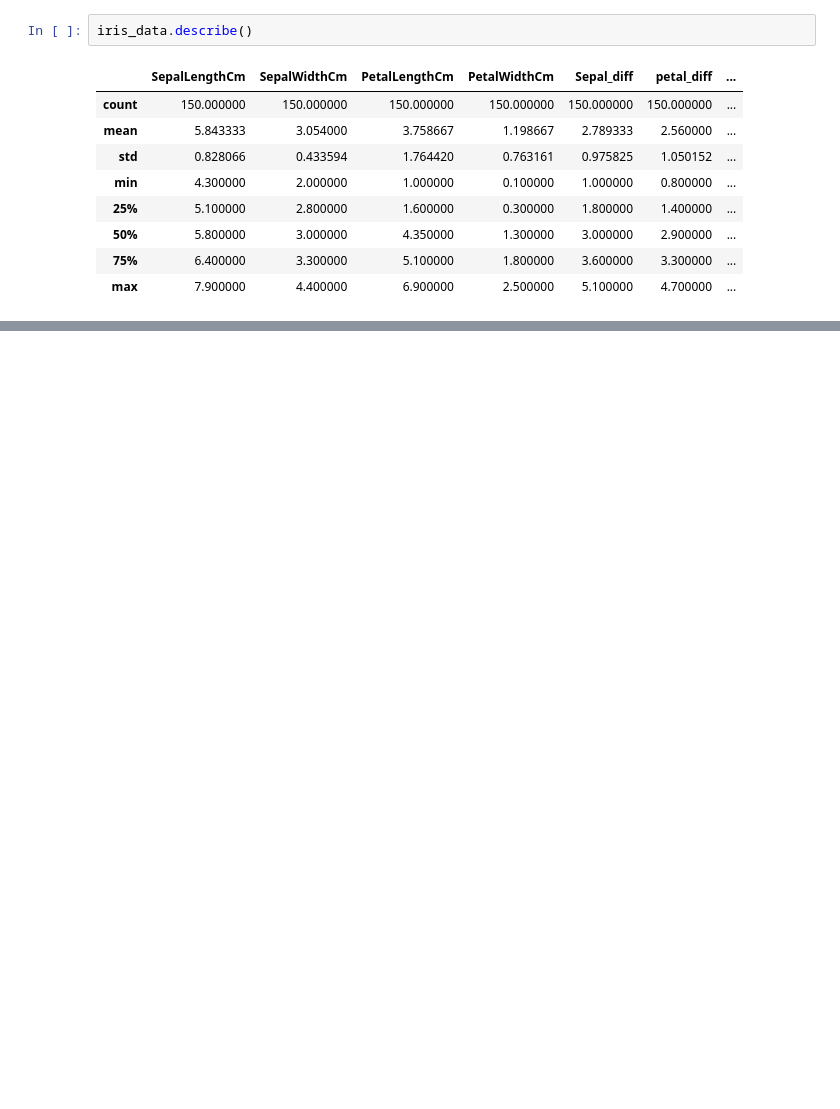
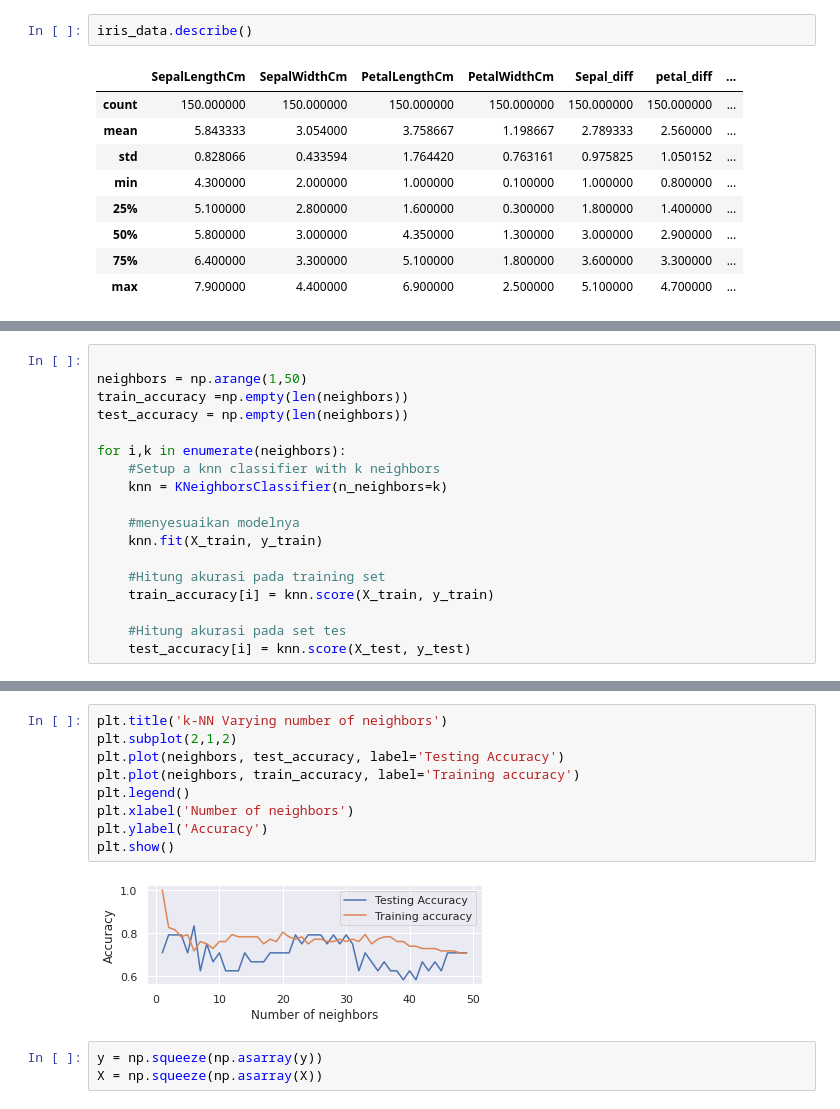
Before and after one commit to alvina-maharani/datamining, a Jupyter notebook: _sources/notebook.ipynb, the cells around one changed output, grey strips where cells are left out. Cells and saved outputs as stored; diff of their text form; blank space fills up the shorter version.

```diff
--- a/_sources/notebook.ipynb
+++ b/_sources/notebook.ipynb
@@ -1099,0 +1166,18 @@ iris_data.describe()
+# %%
+
+neighbors = np.arange(1,50)
+train_accuracy =np.empty(len(neighbors))
+test_accuracy = np.empty(len(neighbors))
+
+for i,k in enumerate(neighbors):
+    #Setup a knn classifier with k neighbors
+    knn = KNeighborsClassifier(n_neighbors=k)
+
+    #menyesuaikan modelnya
+    knn.fit(X_train, y_train)
+
+    #Hitung akurasi pada training set
+    train_accuracy[i] = knn.score(X_train, y_train)
+
+    #Hitung akurasi pada set tes
+    test_accuracy[i] = knn.score(X_test, y_test)
@@ -1099,0 +1218,14 @@ iris_data.describe()
+# %%
+plt.title('k-NN Varying number of neighbors')
+plt.subplot(2,1,2)
+plt.plot(neighbors, test_accuracy, label='Testing Accuracy')
+plt.plot(neighbors, train_accuracy, label='Training accuracy')
+plt.legend()
+plt.xlabel('Number of neighbors')
+plt.ylabel('Accuracy')
+plt.show()
+# %% [output]
+[figure, added]
+# %%
+y = np.squeeze(np.asarray(y))
+X = np.squeeze(np.asarray(X))
```
Also changed, not shown: parts of 32 cells of this notebook, 7 other files.
